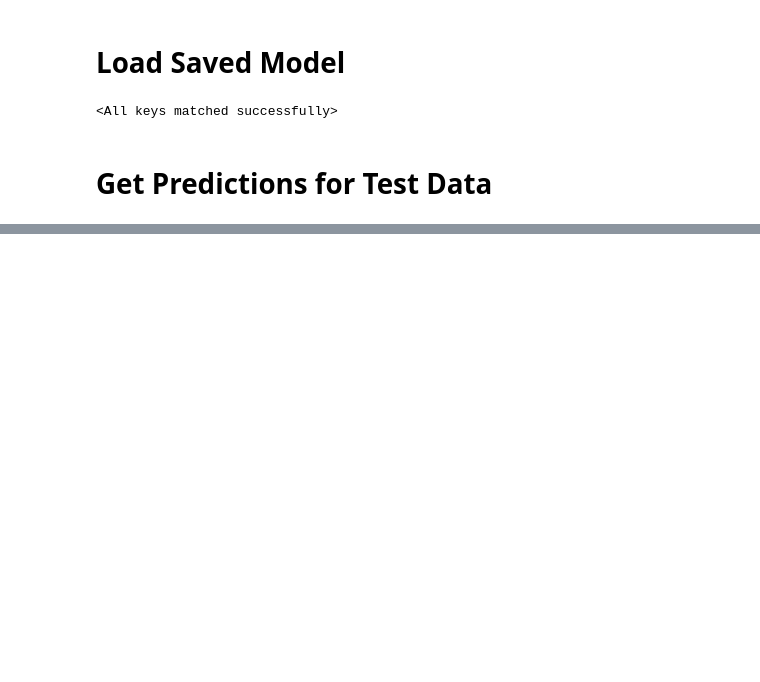
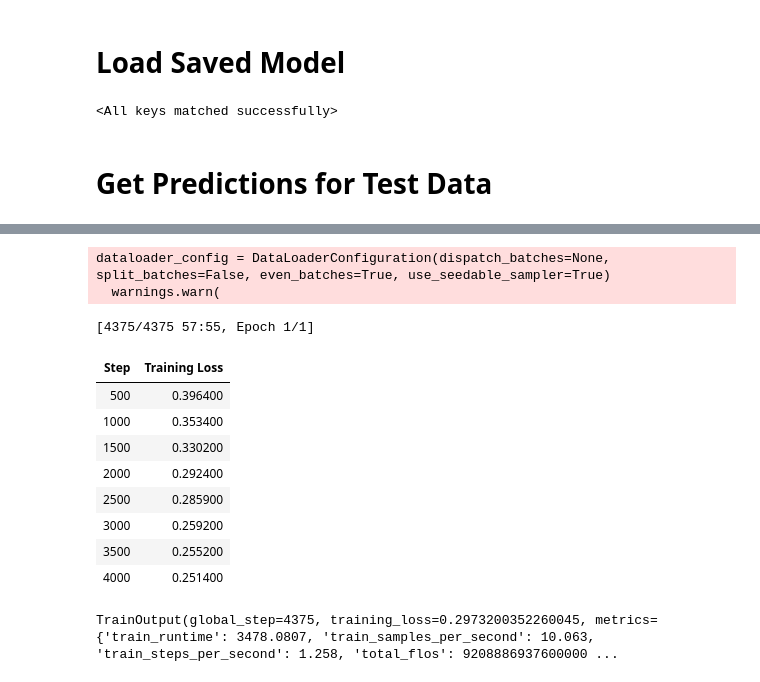
Before and after one commit to KarthigaSethu/Sentiment-Analysis-on-IMDB-Data, a Jupyter notebook: IMDB_Sentiment_Analysis.ipynb, the cells around one changed output, grey strips where cells are left out. Drawn from its saved outputs; the diff is of its cells as text; code cells hidden in the pictures; blank space fills up the shorter version.

```diff
--- a/IMDB_Sentiment_Analysis.ipynb
+++ b/IMDB_Sentiment_Analysis.ipynb
@@ -474,0 +500,2 @@ pd.crosstab(test_y, preds)
+# %%
+model = model.to(device)
@@ -474,0 +516,5 @@ pd.crosstab(test_y, preds)
+# %%
+# We already have these train_text,train_labels, val_text, test_text, val_labels, test_labels. So we can use the same
+
+X_train_tokenized = tokenizer(train_text.tolist(), padding=True, truncation=True, max_length=512)
+X_val_tokenized = tokenizer(val_text.tolist(), padding=True, truncation=True, max_length=512)
@@ -474,0 +539,14 @@ pd.crosstab(test_y, preds)
+# %%
+from sklearn.metrics import accuracy_score, recall_score, precision_score, f1_score
+
+def compute_metrics(p):
+    print(type(p))
+    pred, labels = p
+    pred = np.argmax(pred, axis=1)
+
+    accuracy = accuracy_score(y_true=labels, y_pred=pred)
+    recall = recall_score(y_true=labels, y_pred=pred)
+    precision = precision_score(y_true=labels, y_pred=pred)
+    f1 = f1_score(y_true=labels, y_pred=pred)
+
+    return {"accuracy": accuracy, "precision": precision, "recall": recall, "f1": f1}
@@ -474,0 +573,34 @@ pd.crosstab(test_y, preds)
+# %%
+# Define Trainer
+from transformers import TrainingArguments,Trainer
+
+args = TrainingArguments(
+    output_dir="output",
+    num_train_epochs=1,
+    per_device_train_batch_size=8
+
+)
+trainer = Trainer(
+    model=model,
+    args=args,
+    train_dataset=train_dataset,
+    eval_dataset=val_dataset,
+    compute_metrics=compute_metrics
+)
+# %% [output]
+dataloader_config = DataLoaderConfiguration(dispatch_batches=None, split_batches=False, even_batches=True, use_seedable_sampler=True)
+  warnings.warn(
+# %%
+trainer.train()
+# %% [output]
+[4375/4375 57:55, Epoch 1/1]
+| Step | Training Loss |
+| 500 | 0.396400 |
+| 1000 | 0.353400 |
+| 1500 | 0.330200 |
+| 2000 | 0.292400 |
+| 2500 | 0.285900 |
+| 3000 | 0.259200 |
+| 3500 | 0.255200 |
+| 4000 | 0.251400 |
+TrainOutput(global_step=4375, training_loss=0.2973200352260045, metrics={'train_runtime': 3478.0807, 'train_samples_per_second': 10.063, 'train_steps_per_second': 1.258, 'total_flos': 9208886937600000 ...
```
Also changed, not shown: parts of 29 cells of this notebook.
